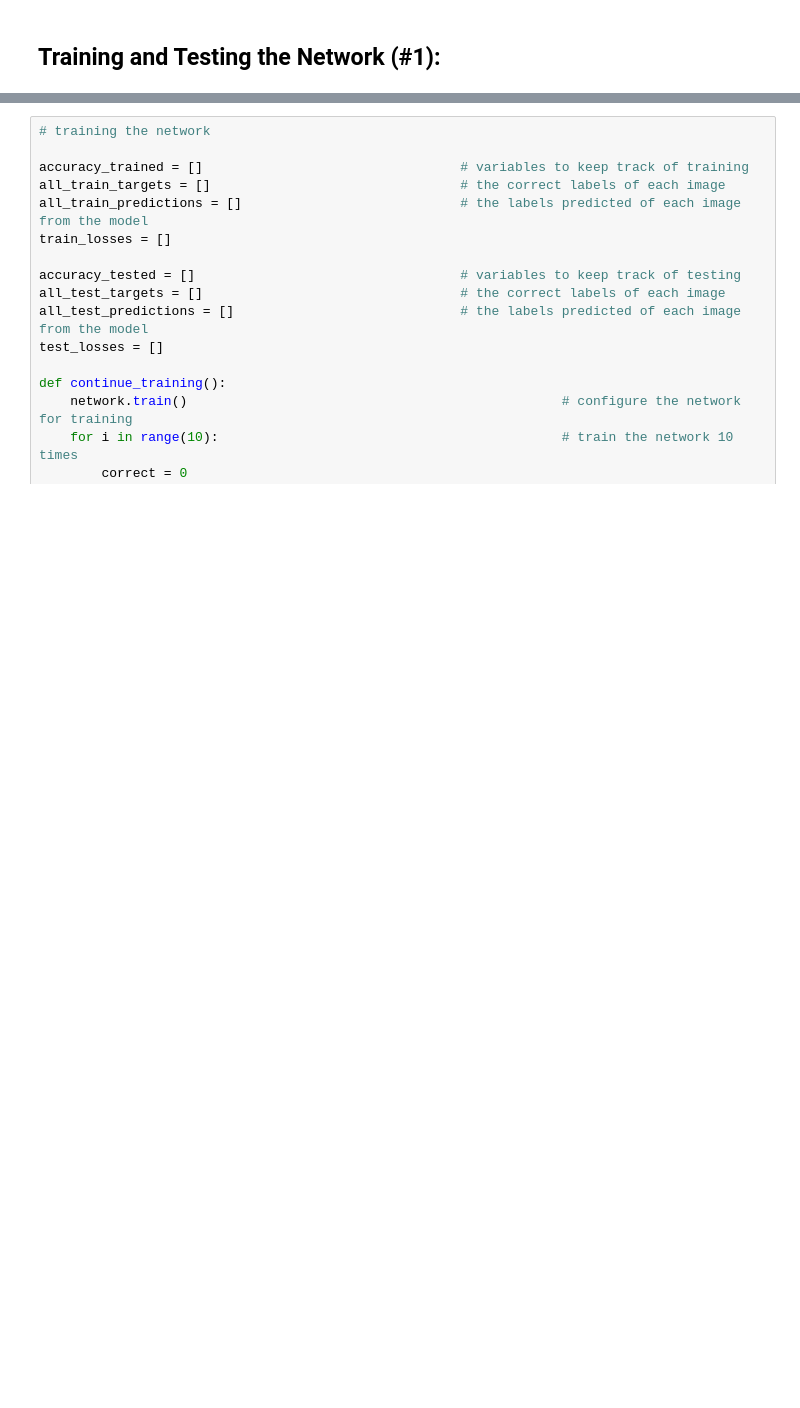
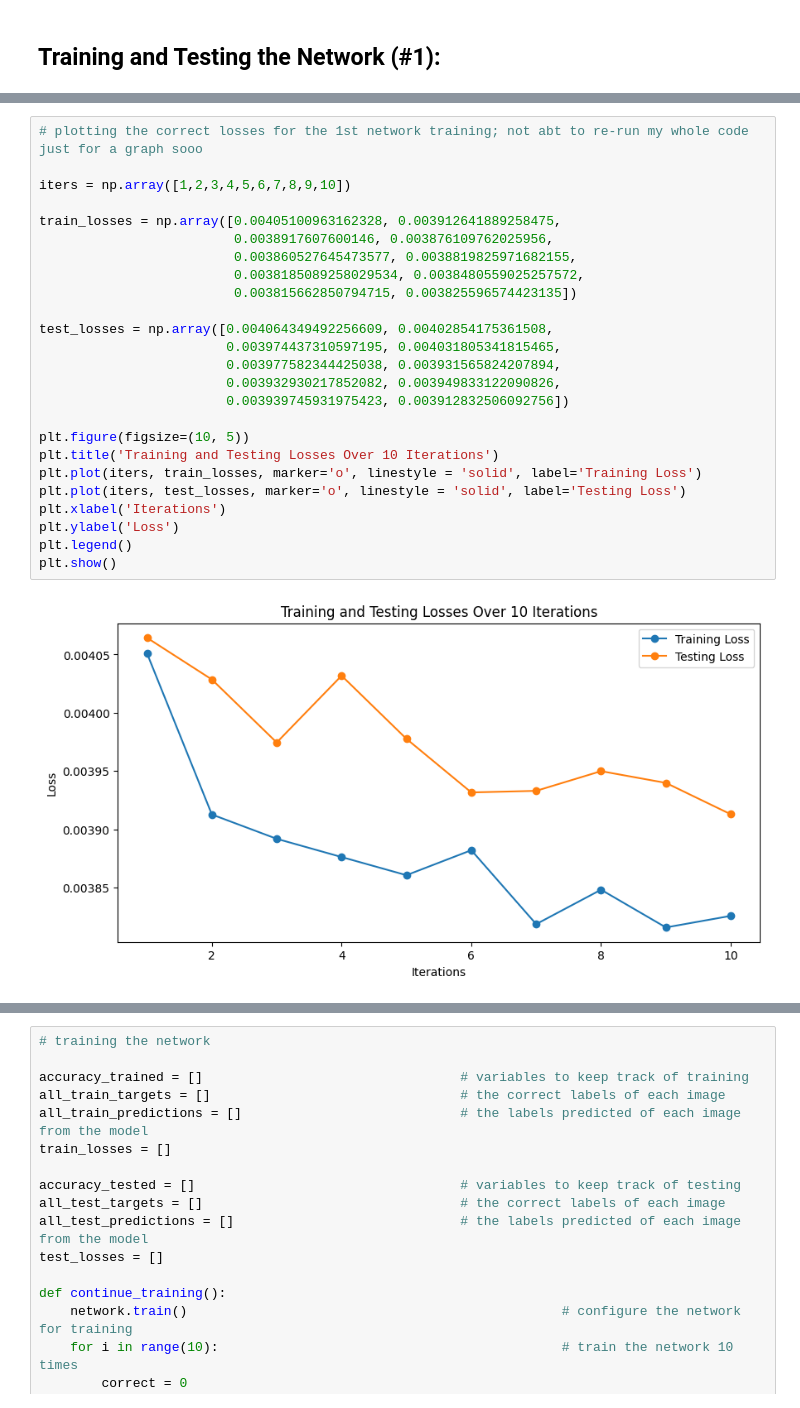
Before and after one commit to hafsamueen/syde-552-final-project, a Jupyter notebook: syde_552_final_project.ipynb, the cells around one changed output, grey strips where cells are left out. Cells and saved outputs as stored; diff of their text form; blank space fills up the shorter version.

Commit message:
fixed loss graphs; code is done fr now?

```diff
--- a/syde_552_final_project.ipynb
+++ b/syde_552_final_project.ipynb
@@ -241,0 +346,27 @@ Each image is a torch.Tensor and has shape torch.Size([3, 32, 32]).
+# %%
+# plotting the correct losses for the 1st network training; not abt to re-run my whole code just for a graph sooo
+
+iters = np.array([1,2,3,4,5,6,7,8,9,10])
+
+train_losses = np.array([0.00405100963162328, 0.003912641889258475,
+                         0.0038917607600146, 0.003876109762025956,
+                         0.003860527645473577, 0.0038819825971682155,
+                         0.0038185089258029534, 0.0038480559025257572,
+                         0.003815662850794715, 0.003825596574423135])
+
+test_losses = np.array([0.004064349492256609, 0.00402854175361508,
+                        0.003974437310597195, 0.004031805341815465,
+                        0.003977582344425038, 0.003931565824207894,
+                        0.003932930217852082, 0.003949833122090826,
+                        0.003939745931975423, 0.003912832506092756])
+
+plt.figure(figsize=(10, 5))
+plt.title('Training and Testing Losses Over 10 Iterations')
+plt.plot(iters, train_losses, marker='o', linestyle = 'solid', label='Training Loss')
+plt.plot(iters, test_losses, marker='o', linestyle = 'solid', label='Testing Loss')
+plt.xlabel('Iterations')
+plt.ylabel('Loss')
+plt.legend()
+plt.show()
+# %% [output]
+[figure, added]
```
Also changed, not shown: parts of 38 cells of this notebook.
